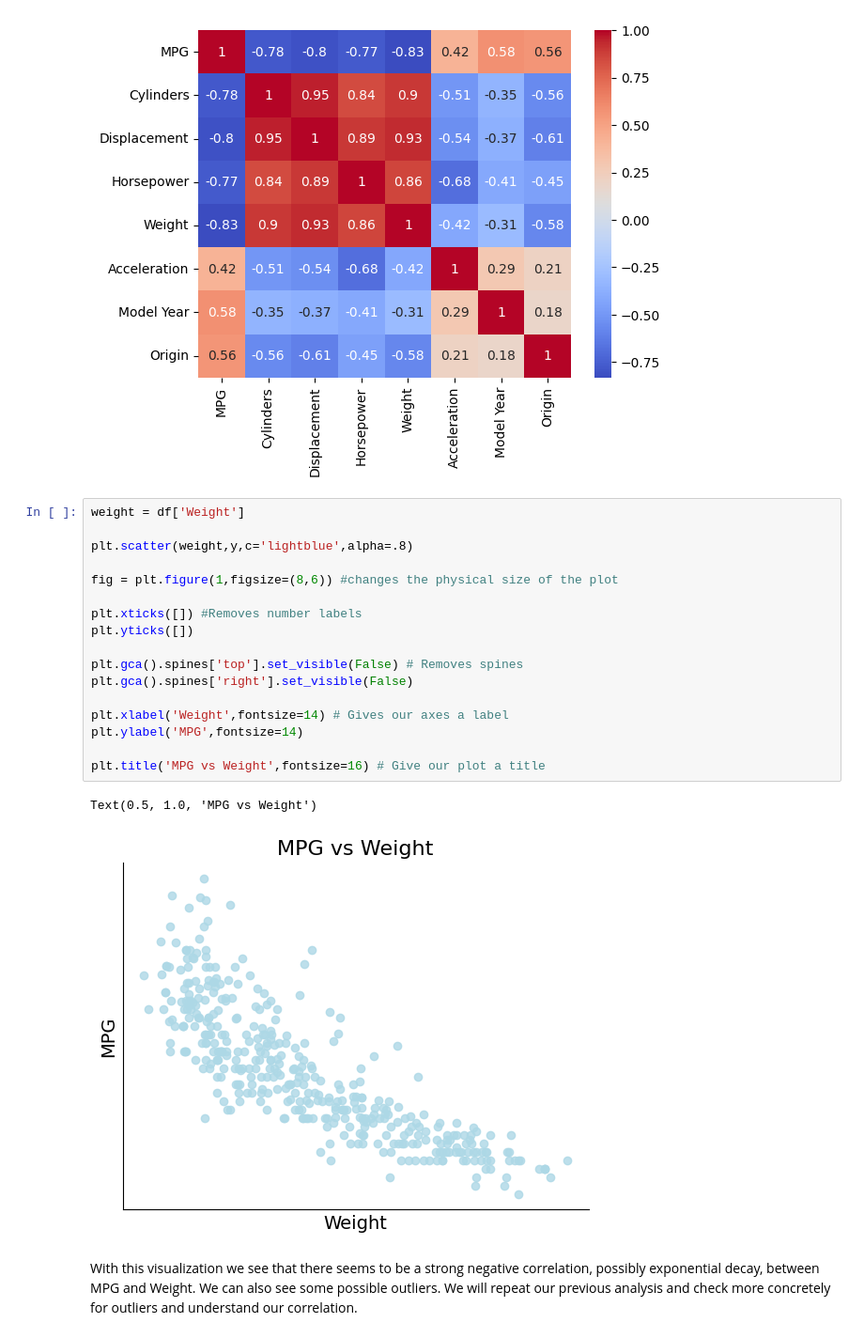
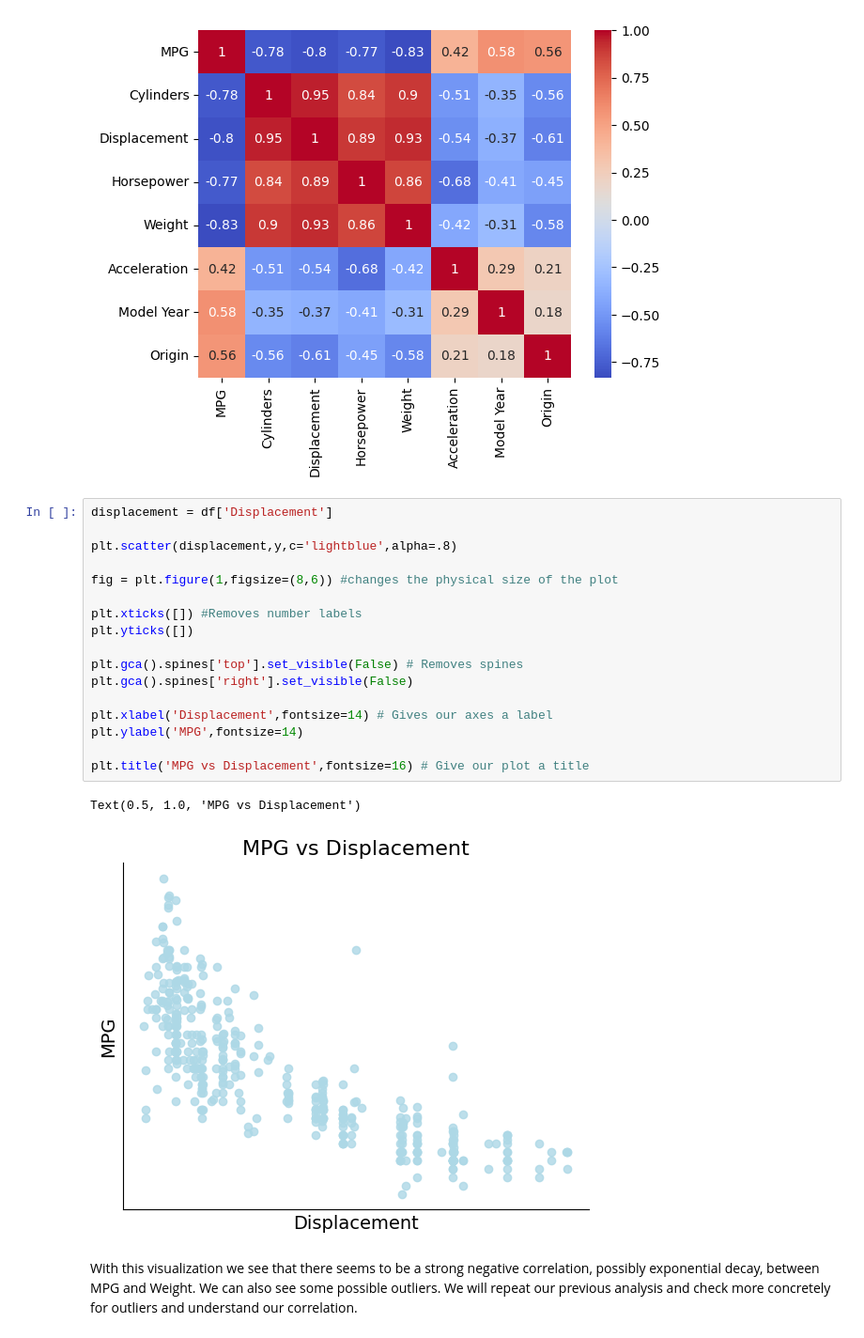
Before and after one commit to adenletchworth/Auto-MPG-Data-Analysis, a Jupyter notebook: dataAnalysis.ipynb, the cells around one changed output. Shown at 94% size. Drawn from its saved outputs; the diff is of its cells as text.

```diff
--- a/dataAnalysis.ipynb
+++ b/dataAnalysis.ipynb
@@ -219,25 +219,25 @@ plt.show()
 # %% [output]
 [figure]
 # %%
-weight = df['Weight']
+displacement = df['Displacement']
 
-plt.scatter(weight,y,c='lightblue',alpha=.8)
+plt.scatter(displacement,y,c='lightblue',alpha=.8)
 
 fig = plt.figure(1,figsize=(8,6)) #changes the physical size of the plot
 
 plt.xticks([]) #Removes number labels
 plt.yticks([])
 
 plt.gca().spines['top'].set_visible(False) # Removes spines
 plt.gca().spines['right'].set_visible(False)
 
-plt.xlabel('Weight',fontsize=14) # Gives our axes a label
+plt.xlabel('Displacement',fontsize=14) # Gives our axes a label
 plt.ylabel('MPG',fontsize=14)
 
-plt.title('MPG vs Weight',fontsize=16) # Give our plot a title
+plt.title('MPG vs Displacement',fontsize=16) # Give our plot a title
 # %% [output]
-Text(0.5, 1.0, 'MPG vs Weight')
+Text(0.5, 1.0, 'MPG vs Displacement')
-[figure, old version]
+[figure, new version]
 # %% [markdown]
 With this visualization we see that there seems to be a strong negative correlation, possibly exponential decay, between MPG and Weight. We can also see some possible outliers. We will repeat our previous analysis and check more concretely for outliers and understand our correlation.
 # %%
```
Also changed, not shown: parts of 8 cells of this notebook, 1 other file.
